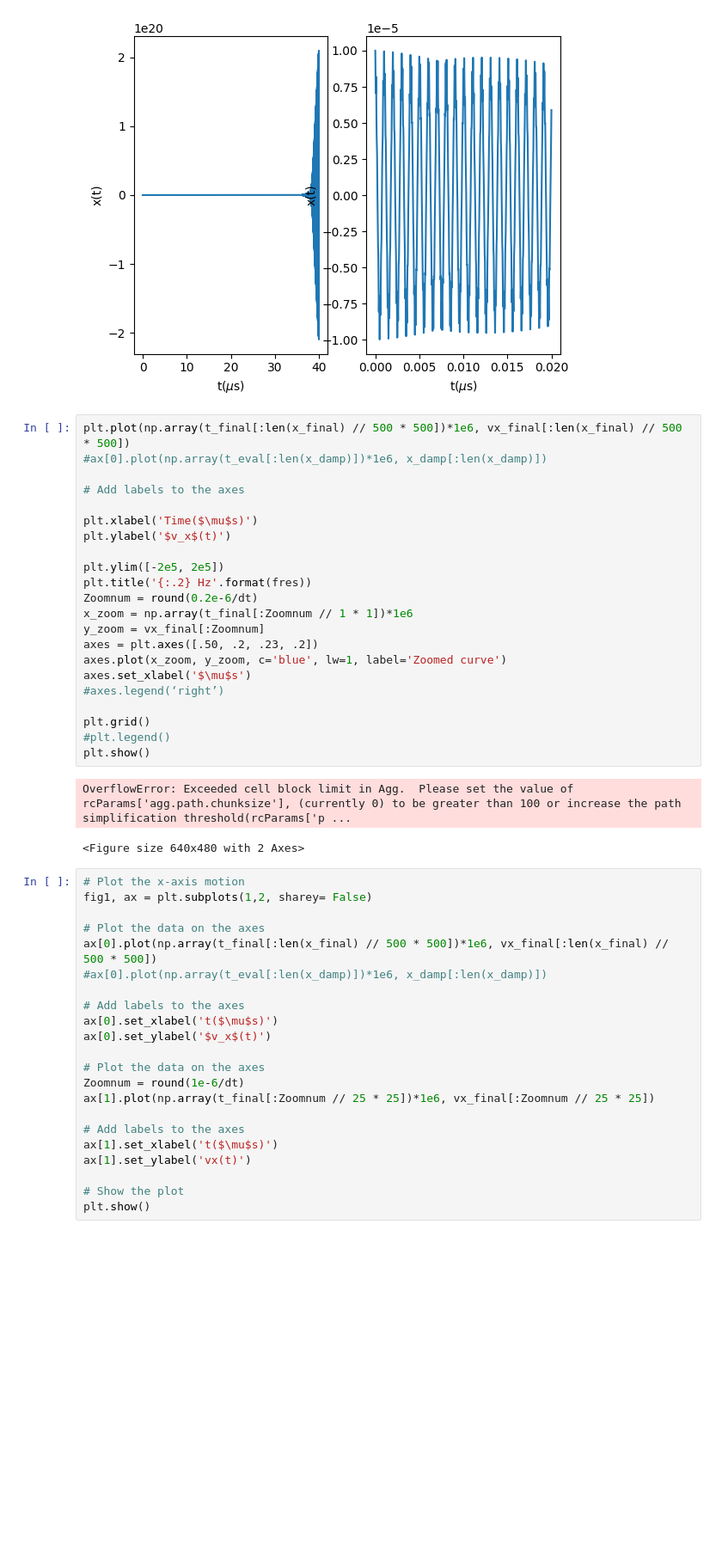
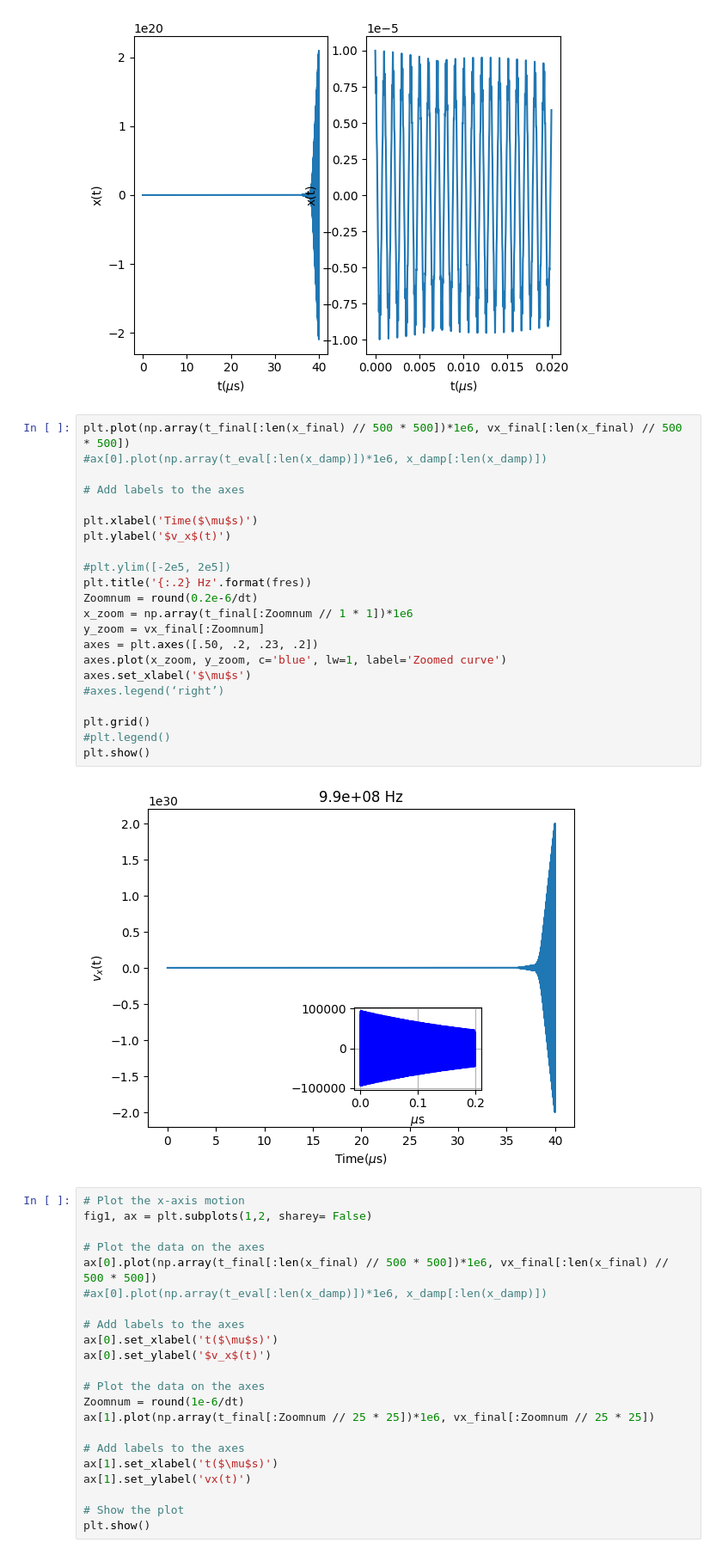
Before and after one commit to yuqian15/electron_micromotion_cooling, a Jupyter notebook: Electron-micromotion copy.ipynb, the cells around one changed output. Shown: that part at 86% size. Saved outputs shown, nothing was run; the diff lists cells and outputs as text; blank space fills up the shorter version.

```diff
--- a/Electron-micromotion copy.ipynb
+++ b/Electron-micromotion copy.ipynb
@@ -301,28 +301,27 @@ plt.show()
 # %%
 plt.plot(np.array(t_final[:len(x_final) // 500 * 500])*1e6, vx_final[:len(x_final) // 500 * 500])
 #ax[0].plot(np.array(t_eval[:len(x_damp)])*1e6, x_damp[:len(x_damp)])
 
 # Add labels to the axes
 
 plt.xlabel('Time($\mu$s)')
 plt.ylabel('$v_x$(t)')
 
-plt.ylim([-2e5, 2e5])
+#plt.ylim([-2e5, 2e5])
 plt.title('{:.2} Hz'.format(fres))
 Zoomnum = round(0.2e-6/dt)
 x_zoom = np.array(t_final[:Zoomnum // 1 * 1])*1e6
 y_zoom = vx_final[:Zoomnum]
 axes = plt.axes([.50, .2, .23, .2])
 axes.plot(x_zoom, y_zoom, c='blue', lw=1, label='Zoomed curve')
 axes.set_xlabel('$\mu$s')
 #axes.legend(‘right’)
 
 plt.grid()
 #plt.legend()
 plt.show()
 # %% [output]
-OverflowError: Exceeded cell block limit in Agg.  Please set the value of rcParams['agg.path.chunksize'], (currently 0) to be greater than 100 or increase the path simplification threshold(rcParams['p ...
-<Figure size 640x480 with 2 Axes>
+[figure, added]
 # %%
 # Plot the x-axis motion
 fig1, ax = plt.subplots(1,2, sharey= False)
```
Also changed, not shown: 1 other file.
